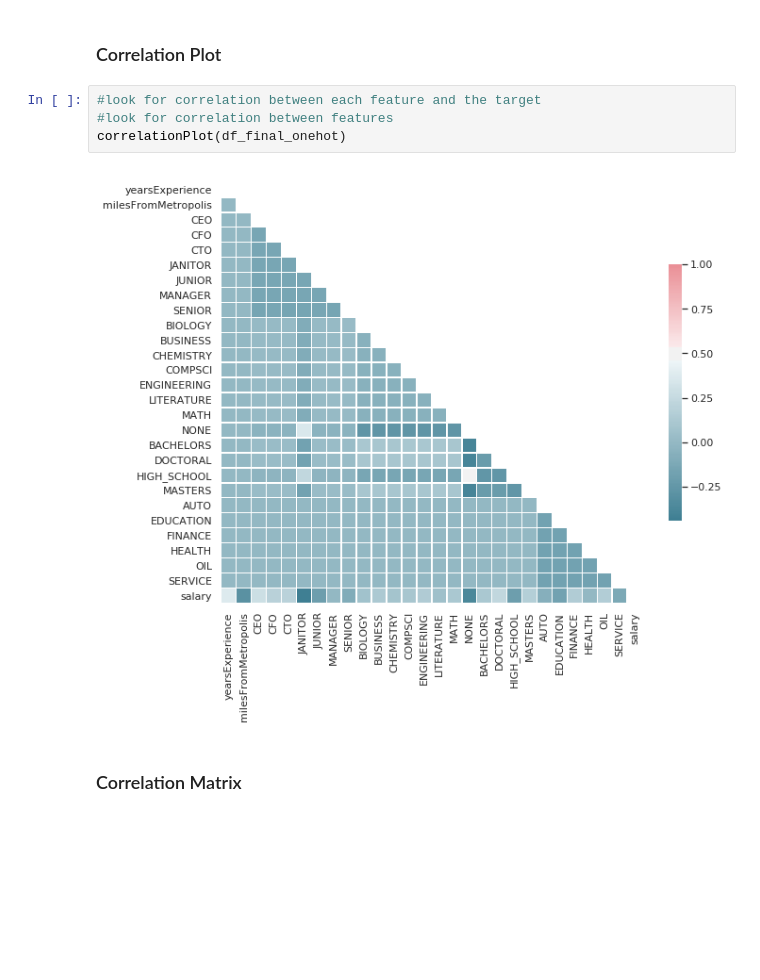
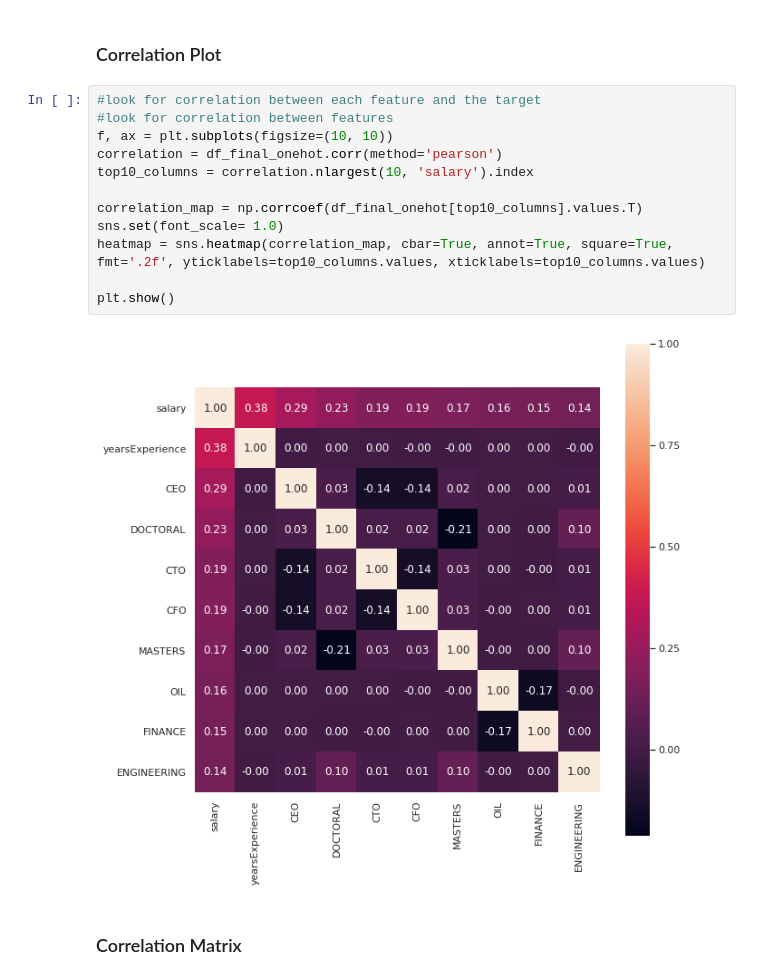
Before and after one commit to shreesha-1990/salarypredictionportfolio, a Jupyter notebook: Salary Prediction Notebook.ipynb, the cells around one changed output. Saved outputs shown, nothing was run; the diff lists cells and outputs as text; blank space fills up the shorter version.

```diff
--- a/Salary Prediction Notebook.ipynb
+++ b/Salary Prediction Notebook.ipynb
@@ -259,11 +263,19 @@ df_final_onehot.head()
 # %% [markdown]
 ### Correlation Plot
-# %%
-#look for correlation between each feature and the target
-#look for correlation between features
-correlationPlot(df_final_onehot)
-# %% [output]
-[figure, removed]
+# %%
+#look for correlation between each feature and the target
+#look for correlation between features
+f, ax = plt.subplots(figsize=(10, 10))
+correlation = df_final_onehot.corr(method='pearson')
+top10_columns = correlation.nlargest(10, 'salary').index
+
+correlation_map = np.corrcoef(df_final_onehot[top10_columns].values.T)
+sns.set(font_scale= 1.0)
+heatmap = sns.heatmap(correlation_map, cbar=True, annot=True, square=True, fmt='.2f', yticklabels=top10_columns.values, xticklabels=top10_columns.values)
+
+plt.show()
+# %% [output]
+[figure, added]
 # %% [markdown]
 ### Correlation Matrix
 # %%
```
Also changed, not shown: parts of 17 cells of this notebook.
